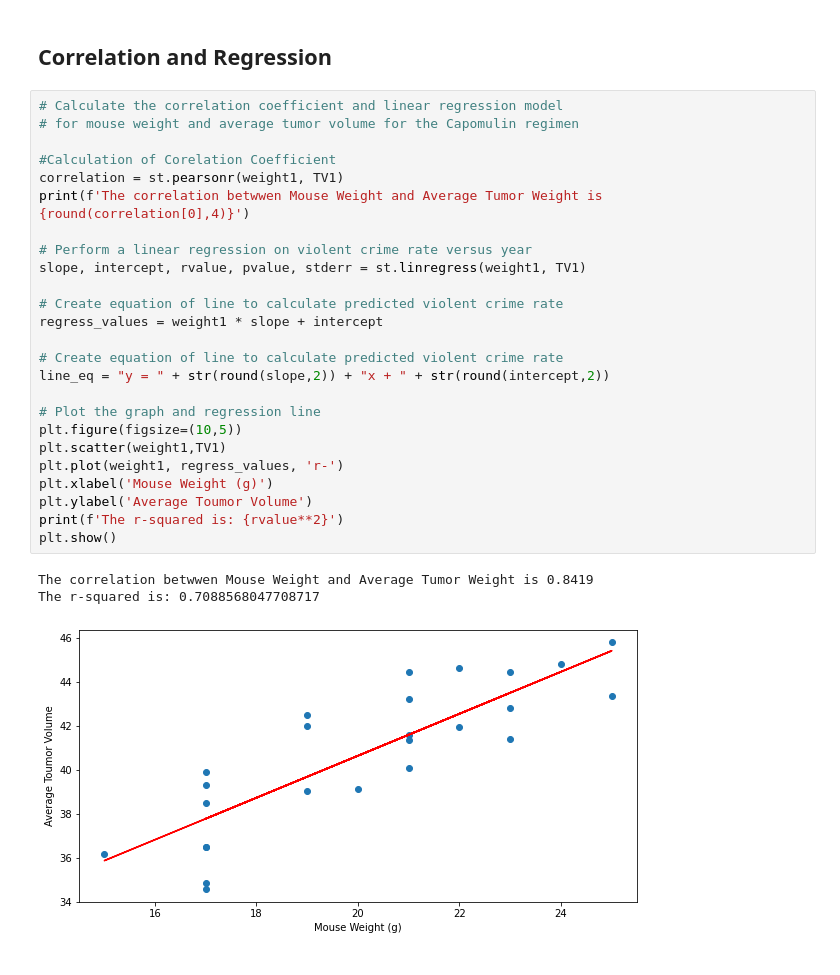
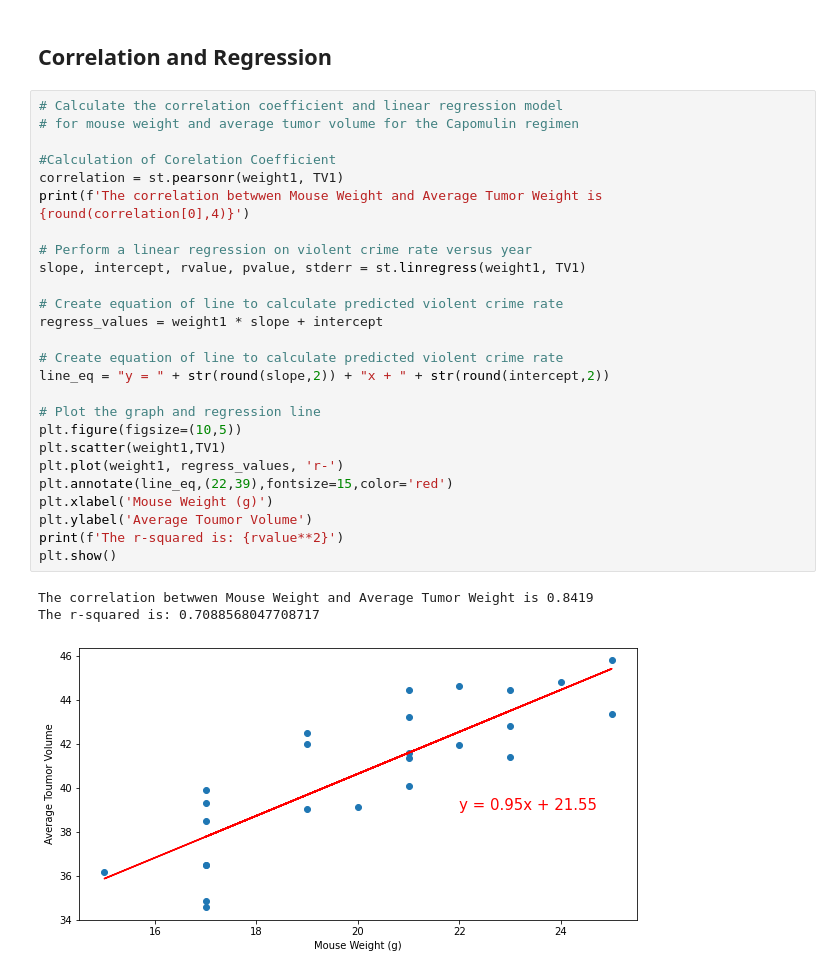
Before and after one commit to tarakp/Data_Analytics, a Jupyter notebook: 05-Matplotlib-Challenge/pymaceuticals_starter.ipynb, the cells around one changed output. Drawn from its saved outputs; the diff is of its cells as text.

```diff
--- a/05-Matplotlib-Challenge/pymaceuticals_starter.ipynb
+++ b/05-Matplotlib-Challenge/pymaceuticals_starter.ipynb
@@ -357,29 +357,30 @@ Text(0.5, 1.0, 'Average Total Volumne Vs. Mouse Weight (g) for Capomulin')
 # %%
 # Calculate the correlation coefficient and linear regression model
 # for mouse weight and average tumor volume for the Capomulin regimen
 
 #Calculation of Corelation Coefficient
 correlation = st.pearsonr(weight1, TV1)
 print(f'The correlation betwwen Mouse Weight and Average Tumor Weight is {round(correlation[0],4)}')
 
 # Perform a linear regression on violent crime rate versus year
 slope, intercept, rvalue, pvalue, stderr = st.linregress(weight1, TV1)
 
 # Create equation of line to calculate predicted violent crime rate
 regress_values = weight1 * slope + intercept
 
 # Create equation of line to calculate predicted violent crime rate
 line_eq = "y = " + str(round(slope,2)) + "x + " + str(round(intercept,2))
 
 # Plot the graph and regression line
 plt.figure(figsize=(10,5))
 plt.scatter(weight1,TV1)
 plt.plot(weight1, regress_values, 'r-')
+plt.annotate(line_eq,(22,39),fontsize=15,color='red')
 plt.xlabel('Mouse Weight (g)')
 plt.ylabel('Average Toumor Volume')
 print(f'The r-squared is: {rvalue**2}')
 plt.show()
 # %% [output]
 The correlation betwwen Mouse Weight and Average Tumor Weight is 0.8419
 The r-squared is: 0.7088568047708717
-[figure, old version]
+[figure, new version]
```
